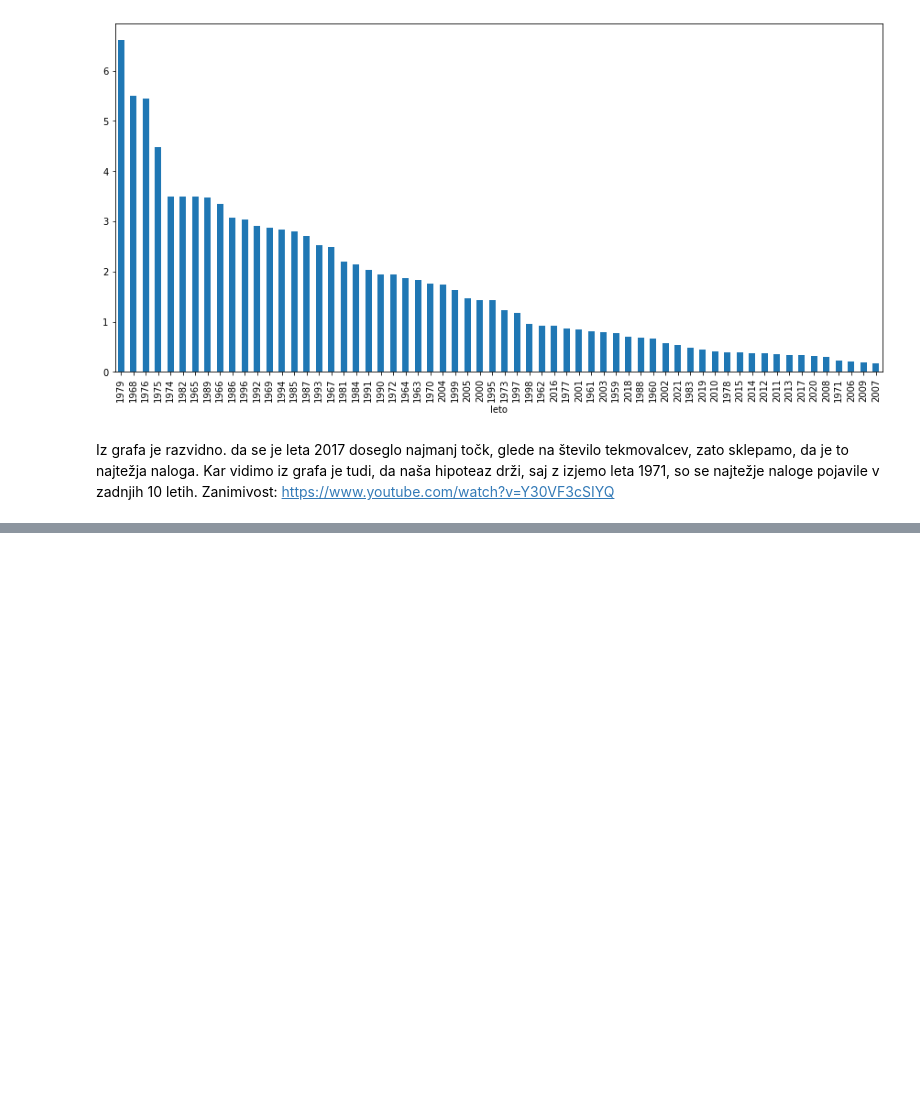
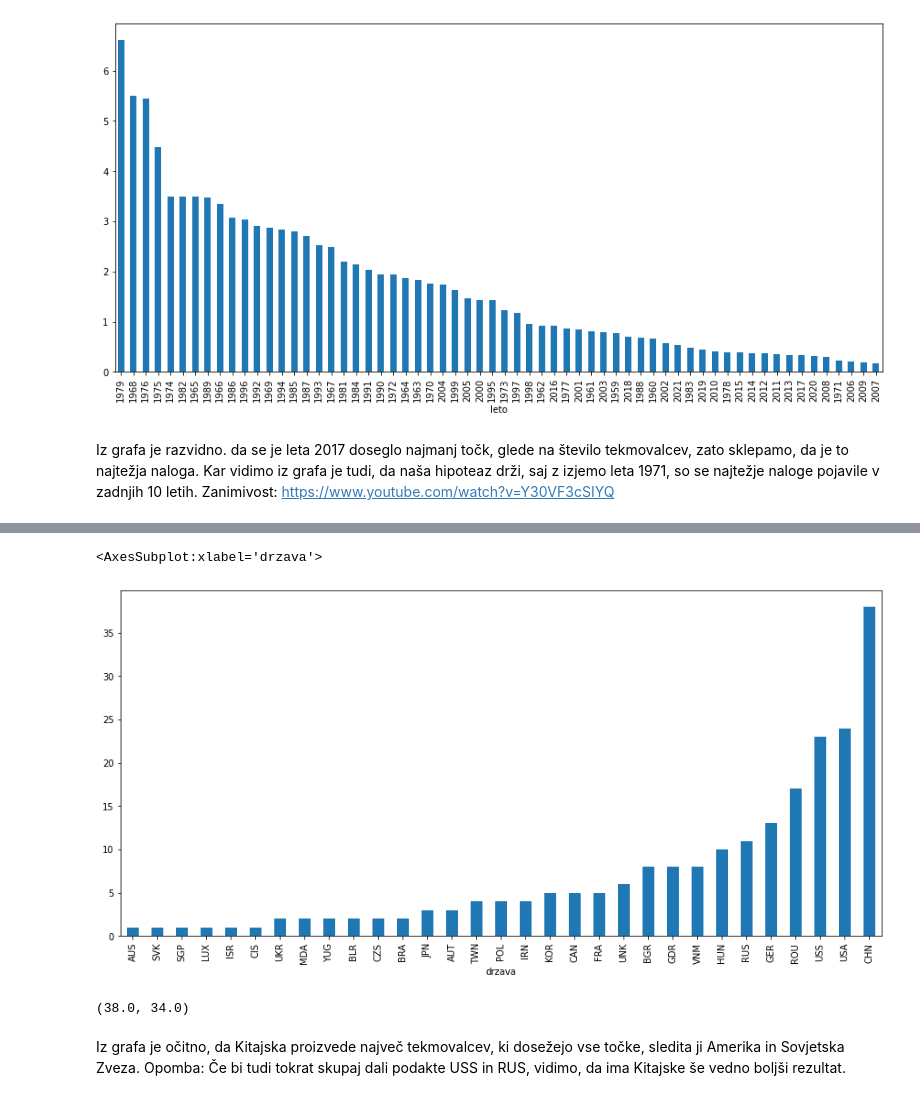
Before and after one commit to UrosKosmac123/Tekmovalci-matematicne-olimpijade, a Jupyter notebook: Analiza.ipynb, the cells around one changed output, grey strips where cells are left out. Drawn from its saved outputs; the diff is of its cells as text; code cells hidden in the pictures; blank space fills up the shorter version.

```diff
--- a/Analiza.ipynb
+++ b/Analiza.ipynb
@@ -382,0 +387,16 @@ Zanimivost: https://www.youtube.com/watch?v=Y30VF3cSIYQ
+# %%
+Tekmovalci_z_vsemi_točkami = podatki[podatki["skupaj"] == 42]
+Po_državah = Tekmovalci_z_vsemi_točkami.groupby("drzava")["skupaj"].sum() / 42
+Po_državah.sort_values(ascending = True).plot.bar(figsize = (15,7))
+# %% [output]
+<AxesSubplot:xlabel='drzava'>
+[figure, added]
+# %%
+RUS_in_USS = Po_državah["USS"] + Po_državah["RUS"]
+CHN = Po_državah["CHN"]
+CHN, RUS_in_USS
+# %% [output]
+(38.0, 34.0)
+# %% [markdown]
+Iz grafa je očitno, da Kitajska proizvede največ tekmovalcev, ki dosežejo vse točke, sledita ji Amerika in Sovjetska Zveza.
+Opomba: Če bi tudi tokrat skupaj dali podakte USS in RUS, vidimo, da ima Kitajske še vedno boljši rezultat.
```
Also changed, not shown: parts of 21 cells of this notebook.
